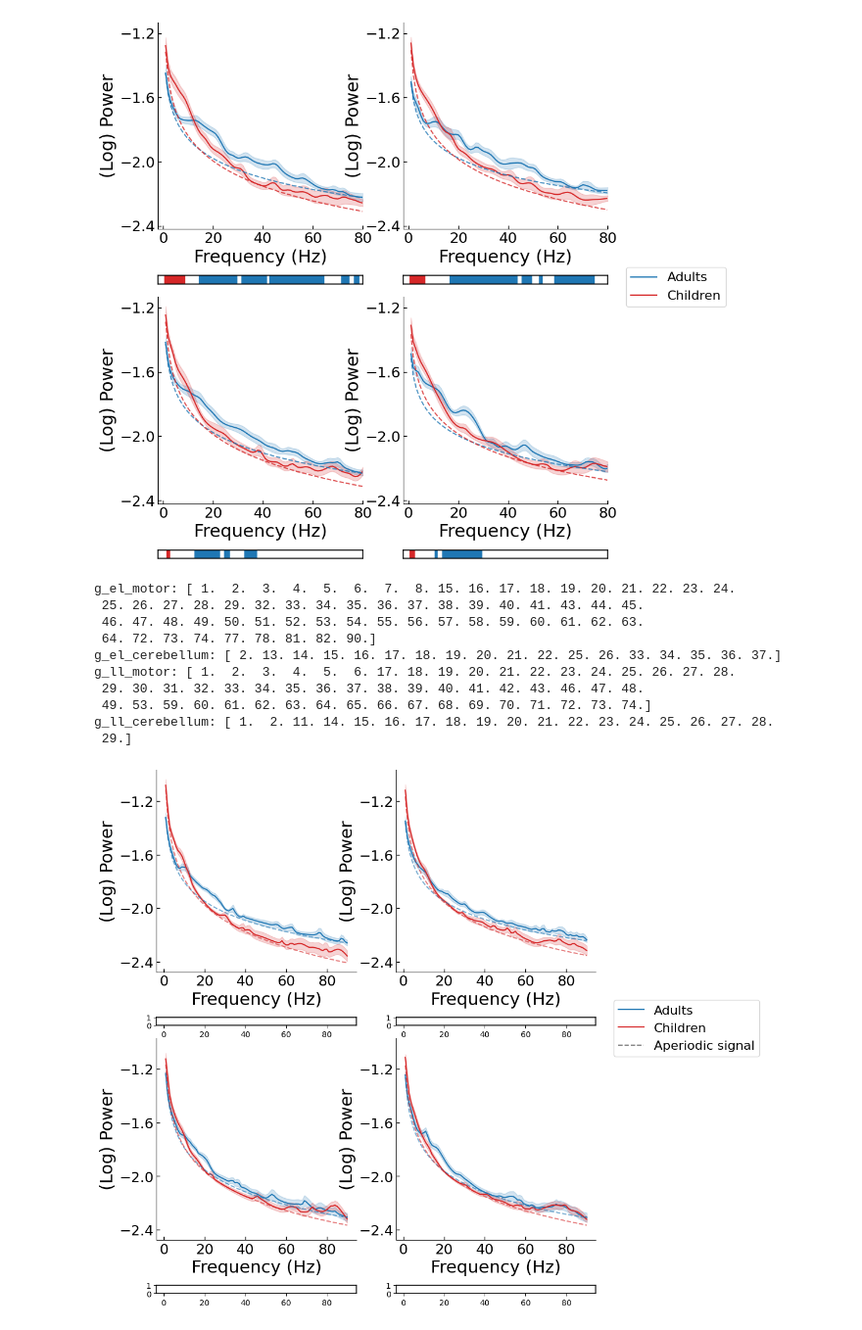
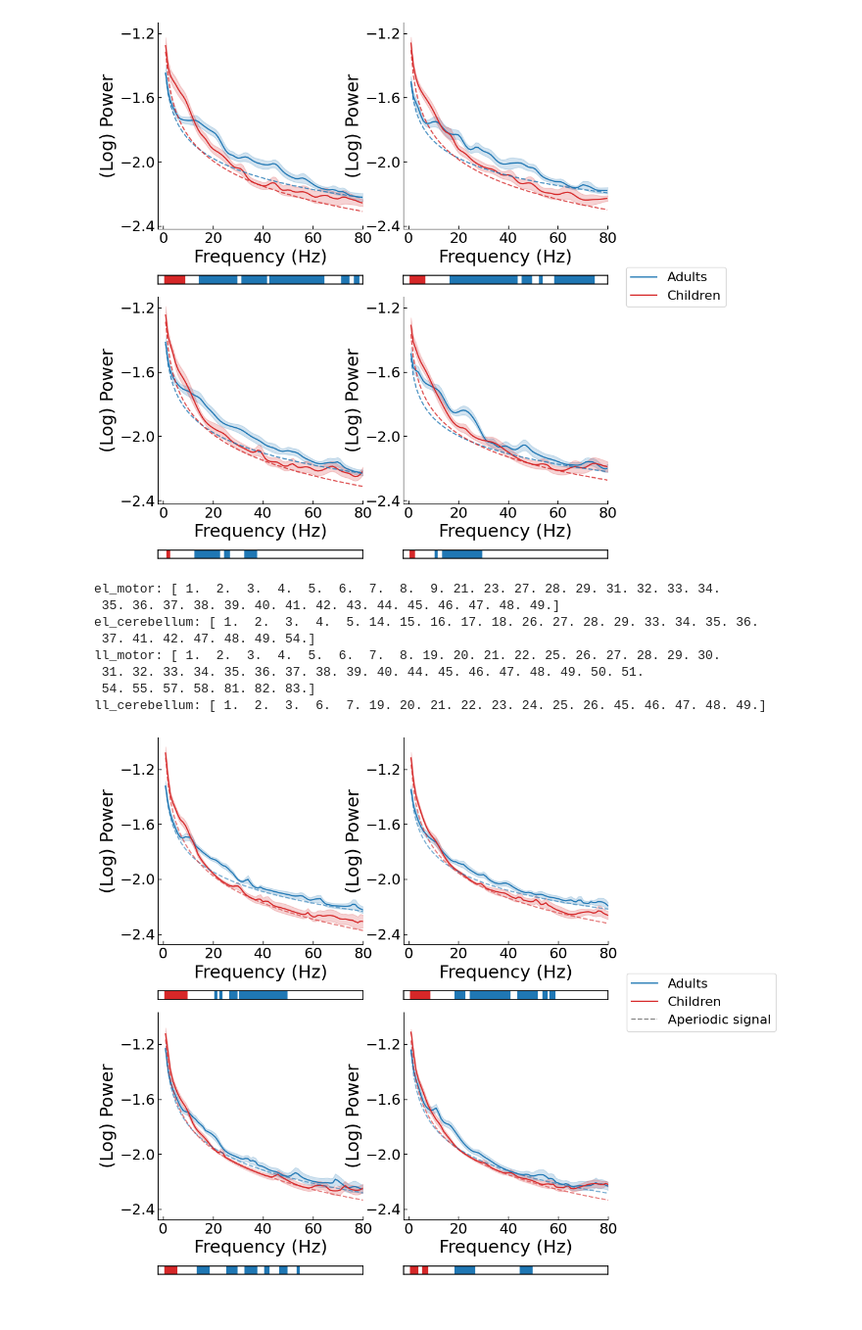
Before and after one commit to siddiskid/IMM-Lab, a Jupyter notebook: sidd_scripts/psd_figs_2.ipynb, the cells around one changed output. Shown at 98% size. Drawn from its saved outputs; the diff is of its cells as text; code cells hidden in the pictures.

```diff
--- a/sidd_scripts/psd_figs_2.ipynb
+++ b/sidd_scripts/psd_figs_2.ipynb
@@ -187,7 +187,8 @@ from scipy.stats import ttest_ind
 import os
 
 # Setup
-conditions = ['g_el', 'g_ll']
+# conditions = ['g_el', 'g_ll']
+conditions = ['el', 'll']
 regions = ['motor', 'cerebellum']
 
 # Store p-values
@@ -196,17 +197,20 @@ background_pvals = {}
 for cond in conditions:
     for region in regions:
         # Load saved fooofed background spectra
-        child = np.load(f'../PSD_data/FOOFed PSD data/foofed_{cond}_{region}_child.npy')
-        adult = np.load(f'../PSD_data/FOOFed PSD data/foofed_{cond}_{region}_adult.npy')
+        # child = np.load(f'../PSD_data/FOOFed PSD data/foofed_{cond}_{region}_child.npy')
+        # adult = np.load(f'../PSD_data/FOOFed PSD data/foofed_{cond}_{region}_adult.npy')
+
+        child = np.load(f'../PSD_data/baseline_psds/{cond}_baseline_{region}_normalized_psd_c.npy')
+        adult = np.load(f'../PSD_data/baseline_psds/{cond}_baseline_{region}_normalized_psd.npy')
 
         # Perform t-test at each frequency
         t_stat, p = ttest_ind(adult, child, axis=0, equal_var=False)
         background_pvals[f'{cond}_{region}'] = p
 
         # Save p-values
-        np.save(f'../PSD_data/pvals_{cond}_{region}.npy', p)
+        # np.save(f'../PSD_data/pvals_{cond}_{region}.npy', p)
+        np.save(f'../PSD_data/baseline_psds/pvals_{cond}_{region}.npy', p)
 
-# Step 2: Optionally print significant frequencies
 freqs = np.linspace(1, 90, 90)
 
 for key, p in background_pvals.items():
@@ -215,18 +219,15 @@ for key, p in background_pvals.items():
 
 # print(f"All p-values for {key}:")
 # print(p)
-# print("\n")  # Add a line break between prints
 # %% [output]
-g_el_motor: [ 1.  2.  3.  4.  5.  6.  7.  8. 15. 16. 17. 18. 19. 20. 21. 22. 23. 24.
- 25. 26. 27. 28. 29. 32. 33. 34. 35. 36. 37. 38. 39. 40. 41. 43. 44. 45.
- 46. 47. 48. 49. 50. 51. 52. 53. 54. 55. 56. 57. 58. 59. 60. 61. 62. 63.
- 64. 72. 73. 74. 77. 78. 81. 82. 90.]
-g_el_cerebellum: [ 2. 13. 14. 15. 16. 17. 18. 19. 20. 21. 22. 25. 26. 33. 34. 35. 36. 37.]
-g_ll_motor: [ 1.  2.  3.  4.  5.  6. 17. 18. 19. 20. 21. 22. 23. 24. 25. 26. 27. 28.
- 29. 30. 31. 32. 33. 34. 35. 36. 37. 38. 39. 40. 41. 42. 43. 46. 47. 48.
- 49. 53. 59. 60. 61. 62. 63. 64. 65. 66. 67. 68. 69. 70. 71. 72. 73. 74.]
-g_ll_cerebellum: [ 1.  2. 11. 14. 15. 16. 17. 18. 19. 20. 21. 22. 23. 24. 25. 26. 27. 28.
- 29.]
+el_motor: [ 1.  2.  3.  4.  5.  6.  7.  8.  9. 21. 23. 27. 28. 29. 31. 32. 33. 34.
+ 35. 36. 37. 38. 39. 40. 41. 42. 43. 44. 45. 46. 47. 48. 49.]
+el_cerebellum: [ 1.  2.  3.  4.  5. 14. 15. 16. 17. 18. 26. 27. 28. 29. 33. 34. 35. 36.
+ 37. 41. 42. 47. 48. 49. 54.]
+ll_motor: [ 1.  2.  3.  4.  5.  6.  7.  8. 19. 20. 21. 22. 25. 26. 27. 28. 29. 30.
+ 31. 32. 33. 34. 35. 36. 37. 38. 39. 40. 44. 45. 46. 47. 48. 49. 50. 51.
+ 54. 55. 57. 58. 81. 82. 83.]
+ll_cerebellum: [ 1.  2.  3.  6.  7. 19. 20. 21. 22. 23. 24. 25. 26. 45. 46. 47. 48. 49.]
 # %%
 # Create the figure and axes grid *before* the loops
 fig, axs = plt.subplots(2, 2, figsize=(10,12), sharex=True, sharey=True)
@@ -313,21 +314,21 @@ for condition in ['g_el', 'g_ll']:
         sig_ax = divider.append_axes("bottom", size="4%", pad=0.8, sharex=ax)
 
         # Plot significant frequency squares
-        # p_array = np.load(f'../PSD_data/FOOFed PSD data/pvals_{condition}_{brain_region}.npy')
-        # sig_mask = p_array < 0.05
-        # sig_freqs = freqs[sig_mask]
-        # for sf in sig_freqs:
-        #     idx = np.argmin(np.abs(freqs - sf))
-        #     color = 'tab:red' if avg_child_spectrum[idx] > avg_adult_spectrum[idx] else 'tab:blue'
-        #     sig_ax.axvspan(sf - 0.5, sf + 0.5, color=color, alpha=1.0)
+        p_array = np.load(f'../PSD_data/baseline_psds/pvals_{condition[2:]}_{brain_region}.npy')
+        sig_mask = p_array < 0.05
+        sig_freqs = freqs[sig_mask]
+        for sf in sig_freqs:
+            idx = np.argmin(np.abs(freqs - sf))
+            color = 'tab:red' if avg_child_spectrum[idx] > avg_adult_spectrum[idx] else 'tab:blue'
+            sig_ax.axvspan(sf - 0.5, sf + 0.5, color=color, alpha=1.0)
 
-        # # Format the significance axis (no ticks or labels)
-        # sig_ax.set_xlim(ax.get_xlim())
-        # sig_ax.set_ylim(-0.1, 0.1)
-        # sig_ax.set_xticks([])
-        # sig_ax.set_xticklabels([])
-        # sig_ax.set_yticks([])
-        # sig_ax.tick_params(axis='x', which='both', bottom=False, top=False, labelbottom=False)
+        # Format the significance axis (no ticks or labels)
+        sig_ax.set_xlim(ax.get_xlim())
+        sig_ax.set_ylim(-0.1, 0.1)
+        sig_ax.set_xticks([])
+        sig_ax.set_xticklabels([])
+        sig_ax.set_yticks([])
+        sig_ax.tick_params(axis='x', which='both', bottom=False, top=False, labelbottom=False)
 
         # Borders to match main plot
         for side in ['left', 'right', 'bottom', 'top']:
@@ -364,8 +365,8 @@ for condition in ['g_el', 'g_ll']:
         sem_adult = np.std(adult_spectra, axis=0, ddof=1) / np.sqrt(adult_spectra.shape[0])
         sem_child = np.std(child_spectra, axis=0, ddof=1) / np.sqrt(child_spectra.shape[0])
 
-        np.save(f'sem_{condition}_{brain_region}_adult.npy', sem_adult)
-        np.save(f'sem_{condition}_{brain_region}_child.npy', sem_child)
+        # np.save(f'sem_{condition}_{brain_region}_adult.npy', sem_adult)
+        # np.save(f'sem_{condition}_{brain_region}_child.npy', sem_child)
 
         # === Error Shading (SEM)
         ax.fill_between(freqs, avg_adult_spectrum - sem_adult, avg_adult_spectrum + sem_adult,
@@ -400,31 +401,31 @@ for condition in ['g_el', 'g_ll']:
         ax.spines['top'].set_visible(False)
         ax.spines['right'].set_visible(False)
         for spine in ax.spines.values():
             spine.set_color('black')
 
 
 # Custom aperiodic signal handle
 aperiodic_handle = mlines.Line2D([], [], color='gray', linestyle='--', label='Aperiodic signal')
 
 # Collect handles and labels from all subplots
 handles, labels = [], []
 for ax_row in axs:
     for ax in ax_row:
         h, l = ax.get_legend_handles_labels()
         handles.extend(h)
         labels.extend(l)
 
 # Add the custom aperiodic signal
 handles.append(aperiodic_handle)
 labels.append('Aperiodic signal')
 
 # Remove duplicates (optional)
 unique = dict(zip(labels, handles))
 fig.legend(unique.values(), unique.keys(), loc='center left', bbox_to_anchor=(0.92, 0.5), fontsize=16)
 
 #plt.tight_layout(rect=[0, 0, 1, 0.96])
 
 # plt.savefig('poster/big_labels_Task_Periodic.png', dpi=300, bbox_inches='tight')
 plt.show()
 # %% [output]
-[figure, old version]
+[figure, new version]
```
Also changed, not shown: parts of 3 cells of this notebook, 32 other files.
